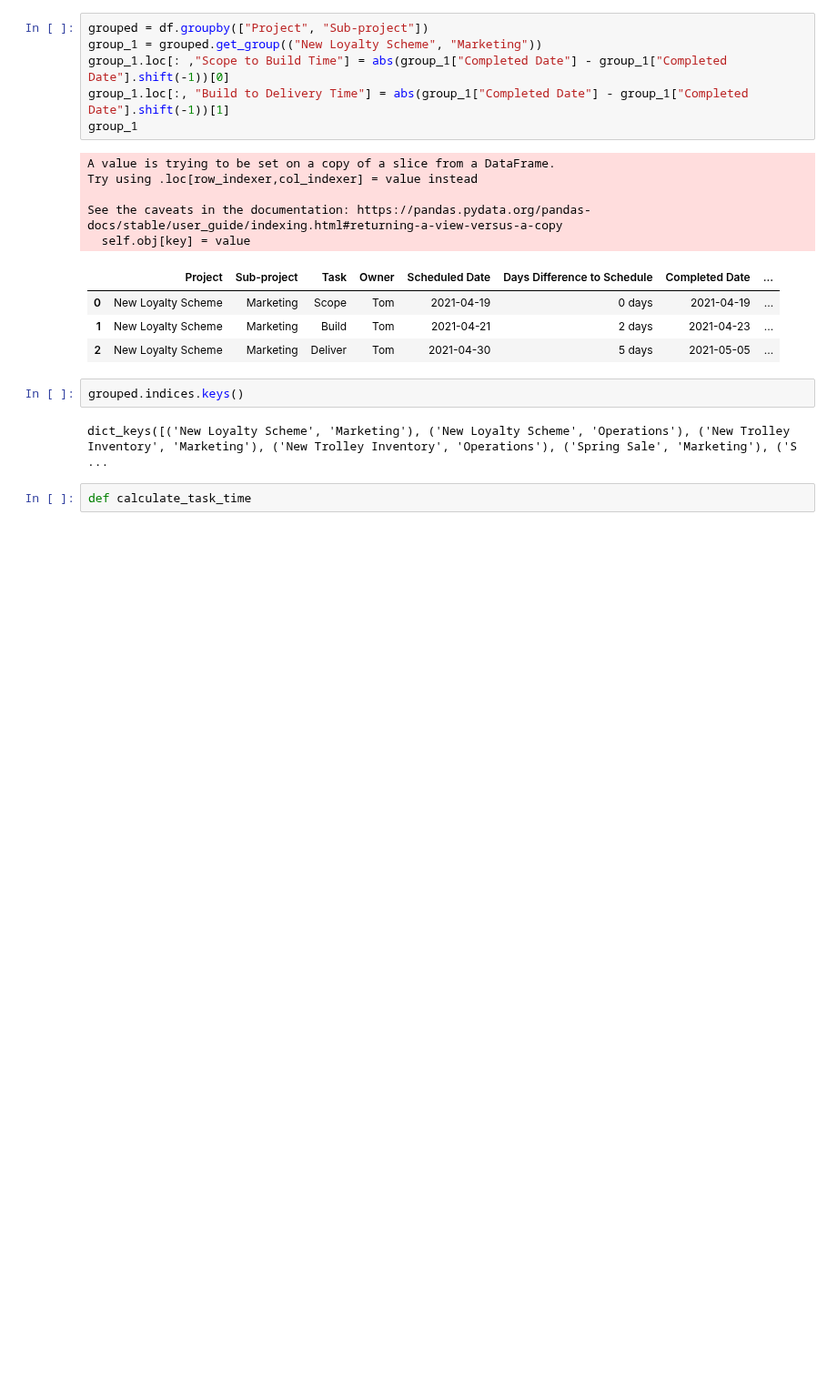
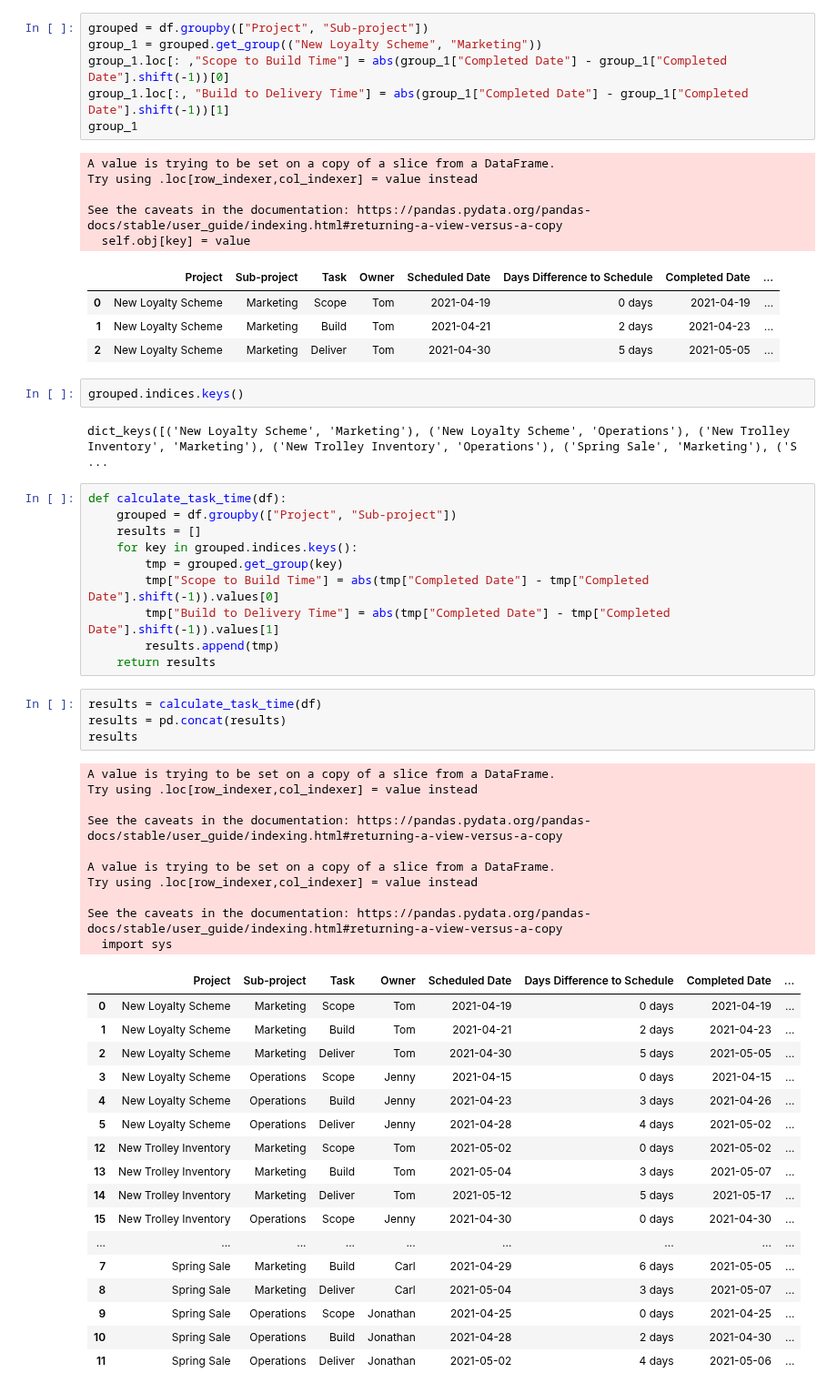
Before and after one commit to hyunjun33/Data_preprocessing, a Jupyter notebook: Preppin' Data 2021 Week 18 Challenge.ipynb, the cells around one changed output. Shown at 91% size. Drawn from its saved outputs; the diff is of its cells as text; blank space fills up the shorter version.

```diff
--- a/Preppin' Data 2021 Week 18 Challenge.ipynb
+++ b/Preppin' Data 2021 Week 18 Challenge.ipynb
@@ -156,5 +156,45 @@ See the caveats in the documentation: https://pandas.pydata.org/pandas-docs/stab
 grouped.indices.keys()
 # %% [output]
 dict_keys([('New Loyalty Scheme', 'Marketing'), ('New Loyalty Scheme', 'Operations'), ('New Trolley Inventory', 'Marketing'), ('New Trolley Inventory', 'Operations'), ('Spring Sale', 'Marketing'), ('S ...
-# %%
-def calculate_task_time
+# %%
+def calculate_task_time(df):
+    grouped = df.groupby(["Project", "Sub-project"])
+    results = []
+    for key in grouped.indices.keys():
+        tmp = grouped.get_group(key)
+        tmp["Scope to Build Time"] = abs(tmp["Completed Date"] - tmp["Completed Date"].shift(-1)).values[0]
+        tmp["Build to Delivery Time"] = abs(tmp["Completed Date"] - tmp["Completed Date"].shift(-1)).values[1]
+        results.append(tmp)
+    return results
+# %%
+results = calculate_task_time(df)
+results = pd.concat(results)
+results
+# %% [output]
+A value is trying to be set on a copy of a slice from a DataFrame.
+Try using .loc[row_indexer,col_indexer] = value instead
+
+See the caveats in the documentation: https://pandas.pydata.org/pandas-docs/stable/user_guide/indexing.html#returning-a-view-versus-a-copy
+
+A value is trying to be set on a copy of a slice from a DataFrame.
+Try using .loc[row_indexer,col_indexer] = value instead
+
+See the caveats in the documentation: https://pandas.pydata.org/pandas-docs/stable/user_guide/indexing.html#returning-a-view-versus-a-copy
+  import sys
+|  | Project | Sub-project | Task | Owner | Scheduled Date | Days Difference to Schedule | Completed Date | ... |
+| 0 | New Loyalty Scheme | Marketing | Scope | Tom | 2021-04-19 | 0 days | 2021-04-19 | ... |
+| 1 | New Loyalty Scheme | Marketing | Build | Tom | 2021-04-21 | 2 days | 2021-04-23 | ... |
+| 2 | New Loyalty Scheme | Marketing | Deliver | Tom | 2021-04-30 | 5 days | 2021-05-05 | ... |
+| 3 | New Loyalty Scheme | Operations | Scope | Jenny | 2021-04-15 | 0 days | 2021-04-15 | ... |
+| 4 | New Loyalty Scheme | Operations | Build | Jenny | 2021-04-23 | 3 days | 2021-04-26 | ... |
+| 5 | New Loyalty Scheme | Operations | Deliver | Jenny | 2021-04-28 | 4 days | 2021-05-02 | ... |
+| 12 | New Trolley Inventory | Marketing | Scope | Tom | 2021-05-02 | 0 days | 2021-05-02 | ... |
+| 13 | New Trolley Inventory | Marketing | Build | Tom | 2021-05-04 | 3 days | 2021-05-07 | ... |
+| 14 | New Trolley Inventory | Marketing | Deliver | Tom | 2021-05-12 | 5 days | 2021-05-17 | ... |
+| 15 | New Trolley Inventory | Operations | Scope | Jenny | 2021-04-30 | 0 days | 2021-04-30 | ... |
+| ... | ... | ... | ... | ... | ... | ... | ... | ... |
+| 7 | Spring Sale | Marketing | Build | Carl | 2021-04-29 | 6 days | 2021-05-05 | ... |
+| 8 | Spring Sale | Marketing | Deliver | Carl | 2021-05-04 | 3 days | 2021-05-07 | ... |
+| 9 | Spring Sale | Operations | Scope | Jonathan | 2021-04-25 | 0 days | 2021-04-25 | ... |
+| 10 | Spring Sale | Operations | Build | Jonathan | 2021-04-28 | 2 days | 2021-04-30 | ... |
+| 11 | Spring Sale | Operations | Deliver | Jonathan | 2021-05-02 | 4 days | 2021-05-06 | ... |
```
Also changed, not shown: parts of 3 cells of this notebook.
